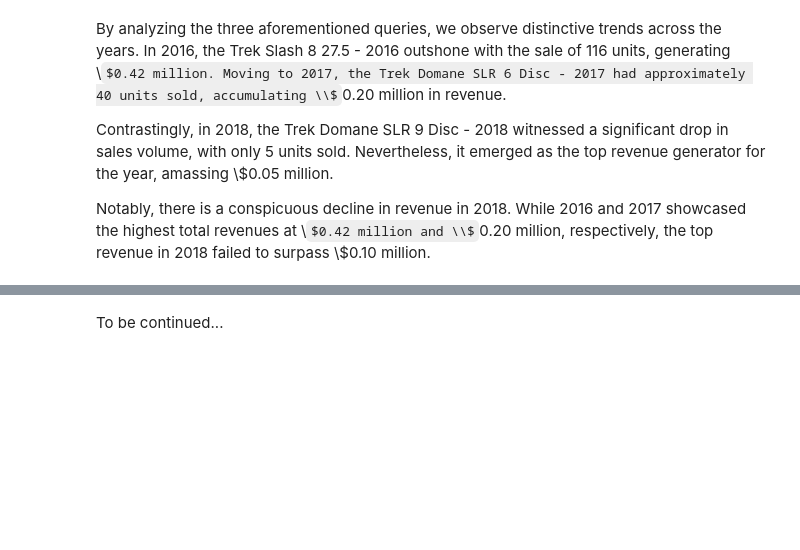
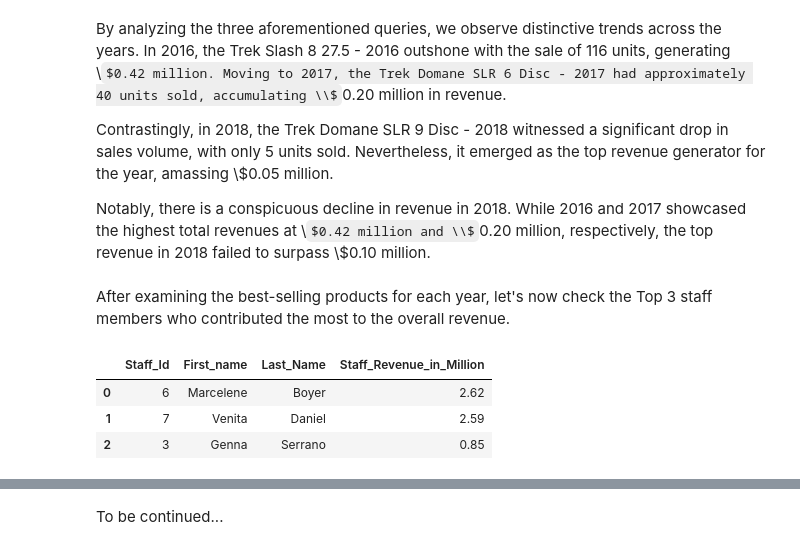
Before and after one commit to DiogocViana/Retail-Bike-Store-SQL-Notebook, a Jupyter notebook: Retail Bike Store.ipynb, the cells around one changed output, grey strips where cells are left out. Saved outputs shown, nothing was run; the diff lists cells and outputs as text; code cells hidden in the pictures; some formulas as TeX source; blank space fills up the shorter version.

```diff
--- a/Retail Bike Store.ipynb
+++ b/Retail Bike Store.ipynb
@@ -974,3 +974,42 @@ By analyzing the three aforementioned queries, we observe distinctive trends acr
 Contrastingly, in 2018, the Trek Domane SLR 9 Disc - 2018 witnessed a significant drop in sales volume, with only 5 units sold. Nevertheless, it emerged as the top revenue generator for the year, amassing \\$0.05 million.
 
 Notably, there is a conspicuous decline in revenue in 2018. While 2016 and 2017 showcased the highest total revenues at \\$0.42 million and \\$0.20 million, respectively, the top revenue in 2018 failed to surpass \\$0.10 million.
+# %% [markdown]
+After examining the best-selling products for each year, let's now check the Top 3 staff members who contributed the most to the overall revenue.
+# %%
+query = """
+with subquery as (
+                    SELECT oi.order_id,
+                           oi.product_id,
+                           oi.quantity,
+                           oi.list_price,
+                           oi.discount,
+                           ROUND(((oi.quantity * oi.list_price) * (1 - oi.discount)),2) AS final_price,
+                           s.staff_id,
+                           s.first_name,
+                           s.last_name
+
+                    FROM order_items as oi
+                    FULL JOIN orders as ot
+                    ON oi.order_id = ot.order_id
+                    FULL JOIN staffs as s
+                    ON ot.staff_id = s.staff_id)
+
+SELECT  staff_id AS Staff_Id,
+        first_name AS First_name,
+        last_name AS Last_Name,
+        ROUND(SUM(final_price)/1000000, 2) AS Staff_Revenue_in_Million
+FROM subquery
+GROUP BY staff_id
+ORDER BY Staff_Revenue_in_Million DESC
+Limit 3
+
+"""
+
+df = pd.read_sql_query(query, connection)
+df
+# %% [output]
+|  | Staff_Id | First_name | Last_Name | Staff_Revenue_in_Million |
+| 0 | 6 | Marcelene | Boyer | 2.62 |
+| 1 | 7 | Venita | Daniel | 2.59 |
+| 2 | 3 | Genna | Serrano | 0.85 |
```
Also changed, not shown: parts of 1 cell of this notebook.
